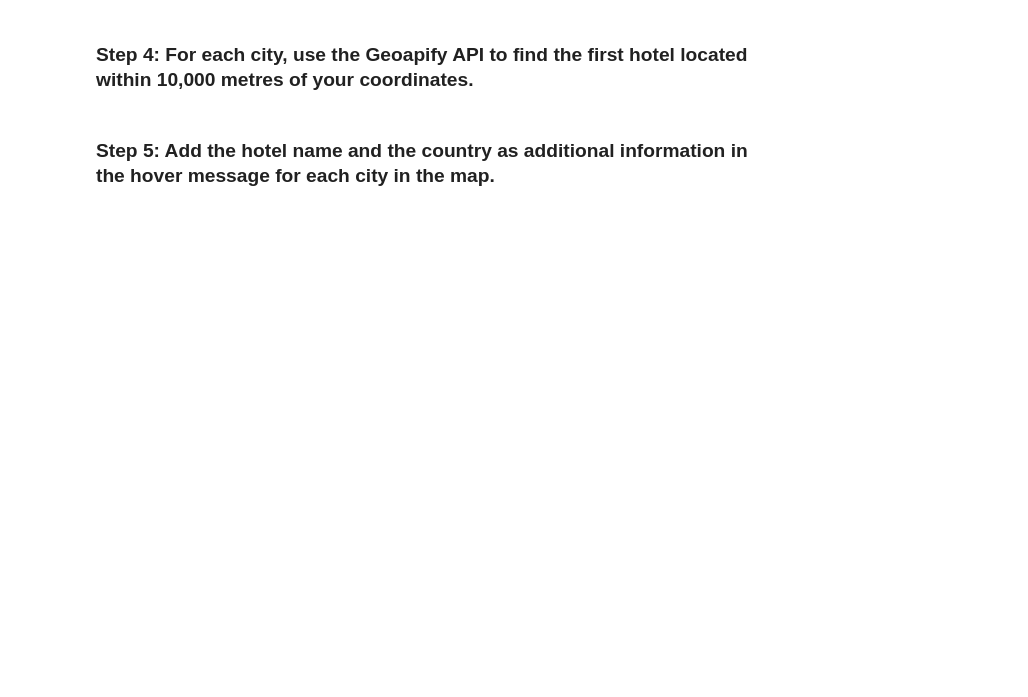
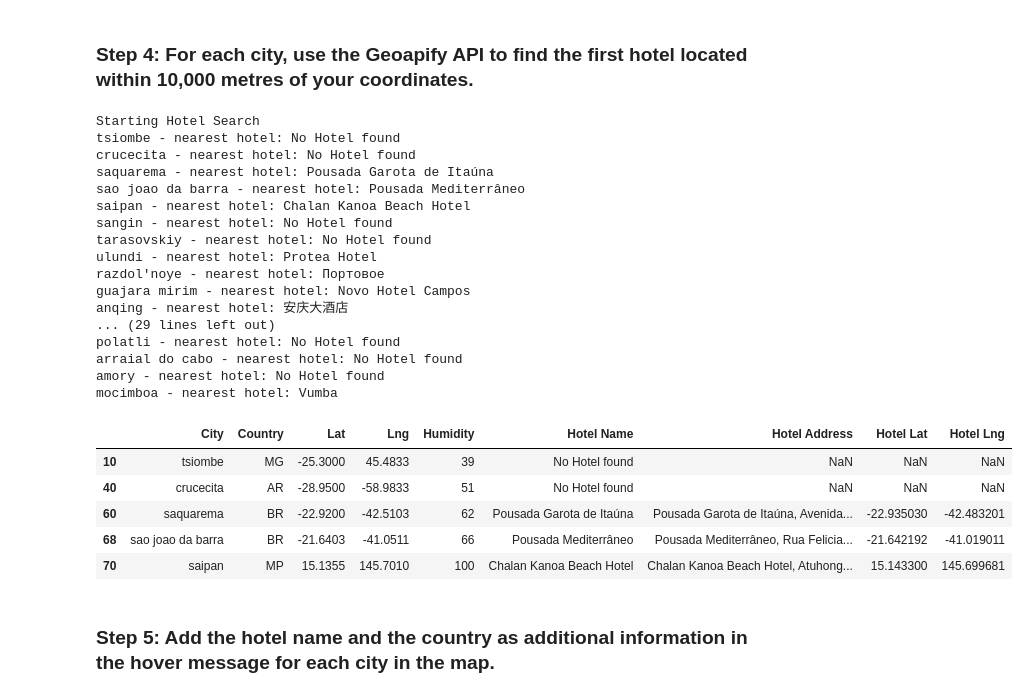
Before and after one commit to aaronbilbow/Challenge6, a Jupyter notebook: Starter_Code/starter_code/VacationPy.ipynb, the cells around one changed output. Cells and saved outputs as stored; diff of their text form; code cells hidden in the pictures; blank space fills up the shorter version.

```diff
--- a/Starter_Code/starter_code/VacationPy.ipynb
+++ b/Starter_Code/starter_code/VacationPy.ipynb
@@ -38,20 +34,28 @@ city_data_df.head()
 # %%
 import folium
+from branca.colormap import LinearColormap
 
 # Create a map centered at an arbitrary location (e.g., the first city's coordinates)
 m = folium.Map(location=[city_data_df['Lat'].iloc[0], city_data_df['Lng'].iloc[0]], zoom_start=4)
 
-# Add markers for each city with humidity-based size
+# Define a colormap for humidity values
+colormap = LinearColormap(['blue', 'green', 'yellow', 'orange', 'red'], vmin=city_data_df['Humidity'].min(), vmax=city_data_df['Humidity'].max())
+
+# Add markers for each city with different colors based on humidity
 for index, row in city_data_df.iterrows():
     folium.CircleMarker(
         location=[row['Lat'], row['Lng']],
-        radius=row['Humidity'] / 5,  # Adjust the scaling for appropriate marker size
-        color='blue',
+        radius=row['Humidity'] / 9,  # Adjust the scaling for appropriate marker size
+        color=colormap(row['Humidity']),
         fill=True,
-        fill_color='blue',
+        fill_color=colormap(row['Humidity']),
         fill_opacity=0.6,
         popup=row['City']
     ).add_to(m)
 
+# Add the legend to the map
+colormap.caption = 'Humidity Levels'
+m.add_child(colormap)
+
 # Display the map
 m
@@ -85,9 +105,9 @@ hotel_df
 ### Step 4: For each city, use the Geoapify API to find the first hotel located within 10,000 metres of your coordinates.
 # %%
 # Set parameters to search for a hotel
-radius = 100000  # 100,000 meters
+radius = 10000  # 100,000 meters
 params = {
-    "type": "hotel",
+    "categories": "accommodation.hotel",
     "radius": radius,
     "apiKey": geoapify_key
 }
@@ -98,40 +118,61 @@ print("Starting Hotel Search")
 # Iterate through the hotel_df DataFrame
 for index, row in hotel_df.iterrows():
     # Get latitude and longitude from the DataFrame
     lat = row['Lat']
     lng = row['Lng']
 
     # Add filter and bias parameters with the current city's latitude and longitude to the params dictionary
-    params["filter"] = f"distanceToPoint({lng},{lat}) lt {radius}"
-    params["bias"] = f"proximity({lng},{lat})"
+    params["filter"] = f"circle:{lng},{lat},{radius}"
+    params["bias"] = f"proximity:{lng},{lat}"
 
     # Set base URL
-    base_url = "https://api.geoapify.com/v2/places"
+    base_url = "https://api.geoapify.com/v2/places?"
 
     # Make an API request using the params dictionary
     response = requests.get(f"{base_url}/nearby", params=params)
 
     # Convert the API response to JSON format
     name_address = response.json()
 
     # Grab the first hotel from the results and store the name in the hotel_df DataFrame
     try:
         hotel_df.loc[index, "Hotel Name"] = name_address["features"][0]["properties"]["name"]
         hotel_df.loc[index, "Hotel Address"] = name_address["features"][0]["properties"]["formatted"]
         hotel_df.loc[index, "Hotel Lat"] = name_address["features"][0]["geometry"]["coordinates"][1]
         hotel_df.loc[index, "Hotel Lng"] = name_address["features"][0]["geometry"]["coordinates"][0]
     except (KeyError, IndexError):
         # If no hotel is found, set the hotel name as "No hotel found".
         hotel_df.loc[index, "Hotel Name"] = "No Hotel found"
 
     # Log the search results
     print(f"{hotel_df.loc[index, 'City']} - nearest hotel: {hotel_df.loc[index, 'Hotel Name']}")
 
 # Display sample data
-hotel_df
-#This code iterates through each city's coordinates in the hotel_df DataFrame, sends an API request to Geoapify's Places API to find nearby hotels, and updates the DataFrame with hotel information. It logs the search results and displays the updated hotel_df DataFrame.
-
-#Make sure to replace 'your_geoapify_api_key' with your actual Geoapify API key and adjust any other parts of the code as needed based on the API's response structure or your specific requirements.
+hotel_df.head()
+# %% [output]
+Starting Hotel Search
+tsiombe - nearest hotel: No Hotel found
+crucecita - nearest hotel: No Hotel found
+saquarema - nearest hotel: Pousada Garota de Itaúna
+sao joao da barra - nearest hotel: Pousada Mediterrâneo
+saipan - nearest hotel: Chalan Kanoa Beach Hotel
+sangin - nearest hotel: No Hotel found
+tarasovskiy - nearest hotel: No Hotel found
+ulundi - nearest hotel: Protea Hotel
+razdol'noye - nearest hotel: Портовое
+guajara mirim - nearest hotel: Novo Hotel Campos
+anqing - nearest hotel: 安庆大酒店
+... (29 lines left out)
+polatli - nearest hotel: No Hotel found
+arraial do cabo - nearest hotel: No Hotel found
+amory - nearest hotel: No Hotel found
+mocimboa - nearest hotel: Vumba
+|  | City | Country | Lat | Lng | Humidity | Hotel Name | Hotel Address | Hotel Lat | Hotel Lng |
+| 10 | tsiombe | MG | -25.3000 | 45.4833 | 39 | No Hotel found | NaN | NaN | NaN |
+| 40 | crucecita | AR | -28.9500 | -58.9833 | 51 | No Hotel found | NaN | NaN | NaN |
+| 60 | saquarema | BR | -22.9200 | -42.5103 | 62 | Pousada Garota de Itaúna | Pousada Garota de Itaúna, Avenida... | -22.935030 | -42.483201 |
+| 68 | sao joao da barra | BR | -21.6403 | -41.0511 | 66 | Pousada Mediterrâneo | Pousada Mediterrâneo, Rua Felicia... | -21.642192 | -41.019011 |
+| 70 | saipan | MP | 15.1355 | 145.7010 | 100 | Chalan Kanoa Beach Hotel | Chalan Kanoa Beach Hotel, Atuhong... | 15.143300 | 145.699681 |
 # %% [markdown]
 ### Step 5: Add the hotel name and the country as additional information in the hover message for each city in the map.
 # %%
```
Also changed, not shown: parts of 7 cells of this notebook, 1 other file.
